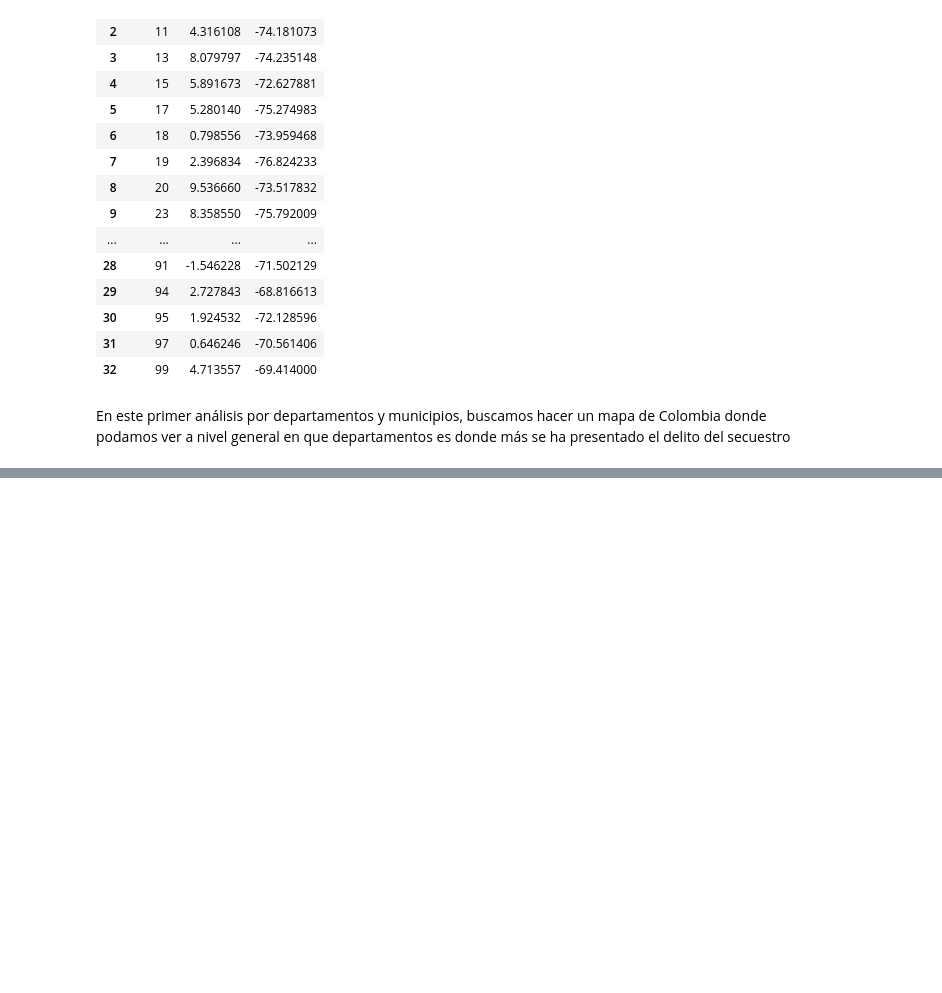
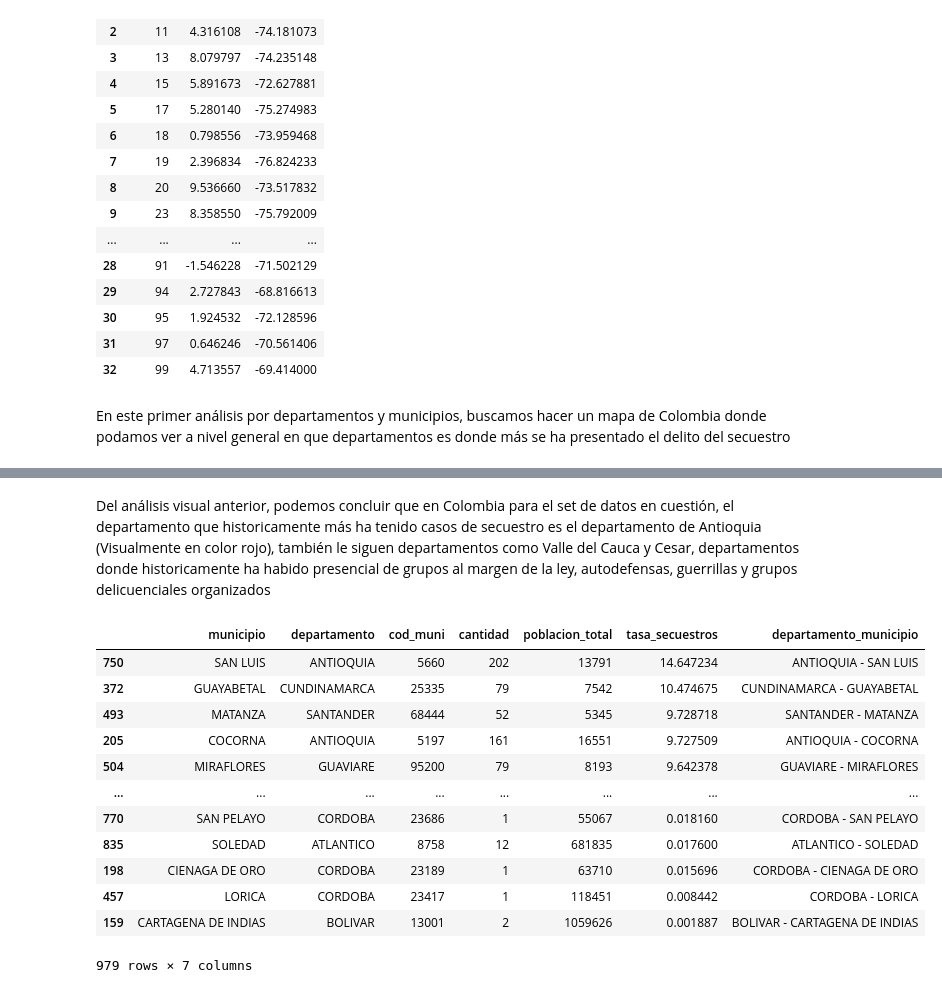
Before and after one commit to SPMINE-2425/repo_diegomiranda, a Jupyter notebook: Código/Exploración_Secuestros.ipynb, the cells around one changed output, grey strips where cells are left out. Cells and saved outputs as stored; diff of their text form; code cells hidden in the pictures; blank space fills up the shorter version.

```diff
--- a/Código/Exploración_Secuestros.ipynb
+++ b/Código/Exploración_Secuestros.ipynb
@@ -263,3 +237,5 @@ folium.GeoJson(
 mapa
 # %% [output]
 [interactive output not drawn]
+# %% [markdown]
+Del análisis visual anterior, podemos concluir que en Colombia para el set de datos en cuestión, el departamento que historicamente más ha tenido casos de secuestro es el departamento de Antioquia (Visualmente en color rojo), también le siguen departamentos como Valle del Cauca y Cesar, departamentos donde historicamente ha habido presencial de grupos al margen de la ley, autodefensas, guerrillas y grupos delicuenciales organizados
@@ -265,0 +261,20 @@ mapa
+# %%
+#Crear una nueva columna, para calcular la tasa de cantidad de secuestros por cada 1000 habitantes
+df_municipios['tasa_secuestros'] =  (df_municipios['cantidad'] / df_municipios['poblacion_total']) * 1000
+df_municipios = df_municipios.sort_values('tasa_secuestros', ascending=False)
+df_municipios['departamento_municipio'] = df_municipios['departamento'] + ' ' + '-' + ' ' + df_municipios['municipio'] #crear etiqueta dep/mun para la grafica
+df_municipios
+# %% [output]
+|  | municipio | departamento | cod_muni | cantidad | poblacion_total | tasa_secuestros | departamento_municipio |
+| 750 | SAN LUIS | ANTIOQUIA | 5660 | 202 | 13791 | 14.647234 | ANTIOQUIA - SAN LUIS |
+| 372 | GUAYABETAL | CUNDINAMARCA | 25335 | 79 | 7542 | 10.474675 | CUNDINAMARCA - GUAYABETAL |
+| 493 | MATANZA | SANTANDER | 68444 | 52 | 5345 | 9.728718 | SANTANDER - MATANZA |
+| 205 | COCORNA | ANTIOQUIA | 5197 | 161 | 16551 | 9.727509 | ANTIOQUIA - COCORNA |
+| 504 | MIRAFLORES | GUAVIARE | 95200 | 79 | 8193 | 9.642378 | GUAVIARE - MIRAFLORES |
+| ... | ... | ... | ... | ... | ... | ... | ... |
+| 770 | SAN PELAYO | CORDOBA | 23686 | 1 | 55067 | 0.018160 | CORDOBA - SAN PELAYO |
+| 835 | SOLEDAD | ATLANTICO | 8758 | 12 | 681835 | 0.017600 | ATLANTICO - SOLEDAD |
+| 198 | CIENAGA DE ORO | CORDOBA | 23189 | 1 | 63710 | 0.015696 | CORDOBA - CIENAGA DE ORO |
+| 457 | LORICA | CORDOBA | 23417 | 1 | 118451 | 0.008442 | CORDOBA - LORICA |
+| 159 | CARTAGENA DE INDIAS | BOLIVAR | 13001 | 2 | 1059626 | 0.001887 | BOLIVAR - CARTAGENA DE INDIAS |
+979 rows × 7 columns
```
Also changed, not shown: parts of 8 cells of this notebook, 3 other files.
